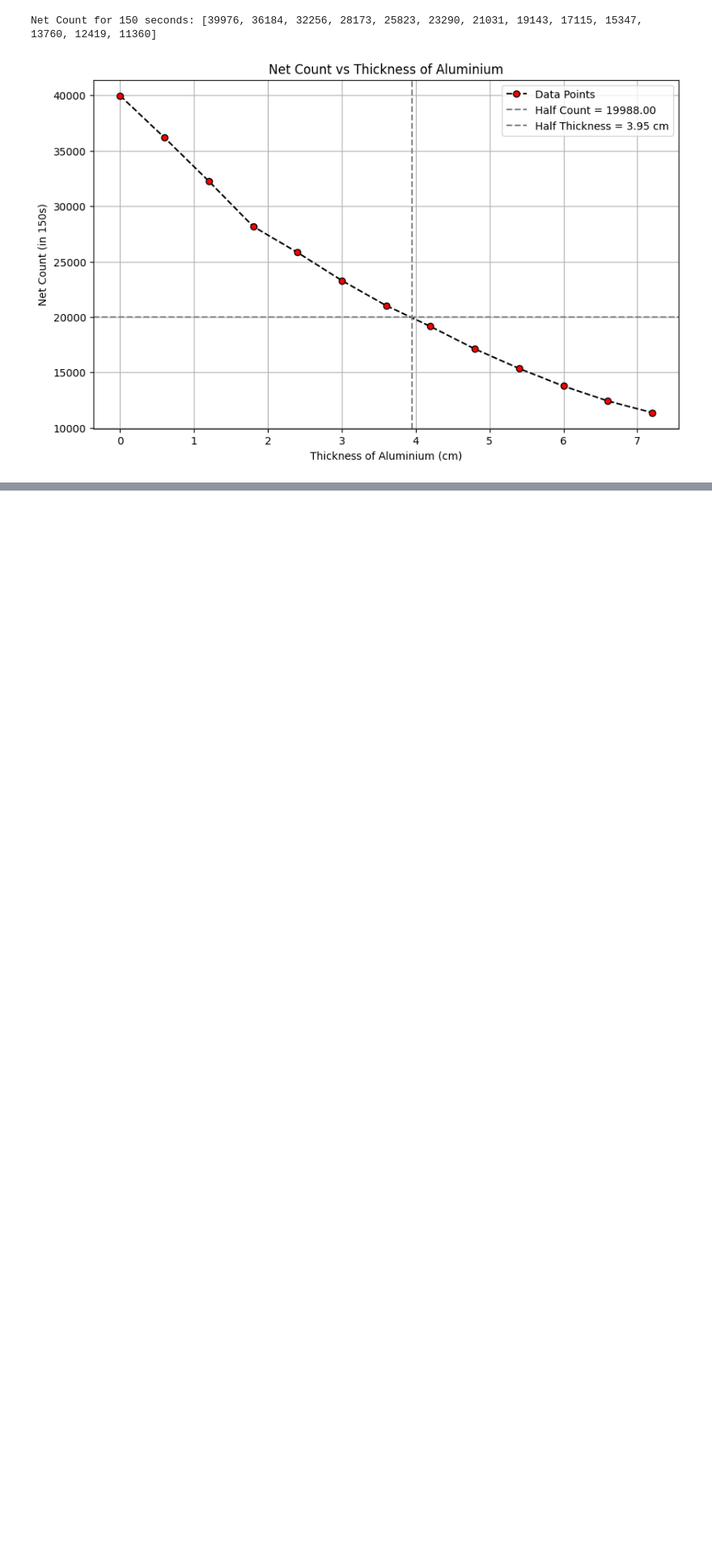
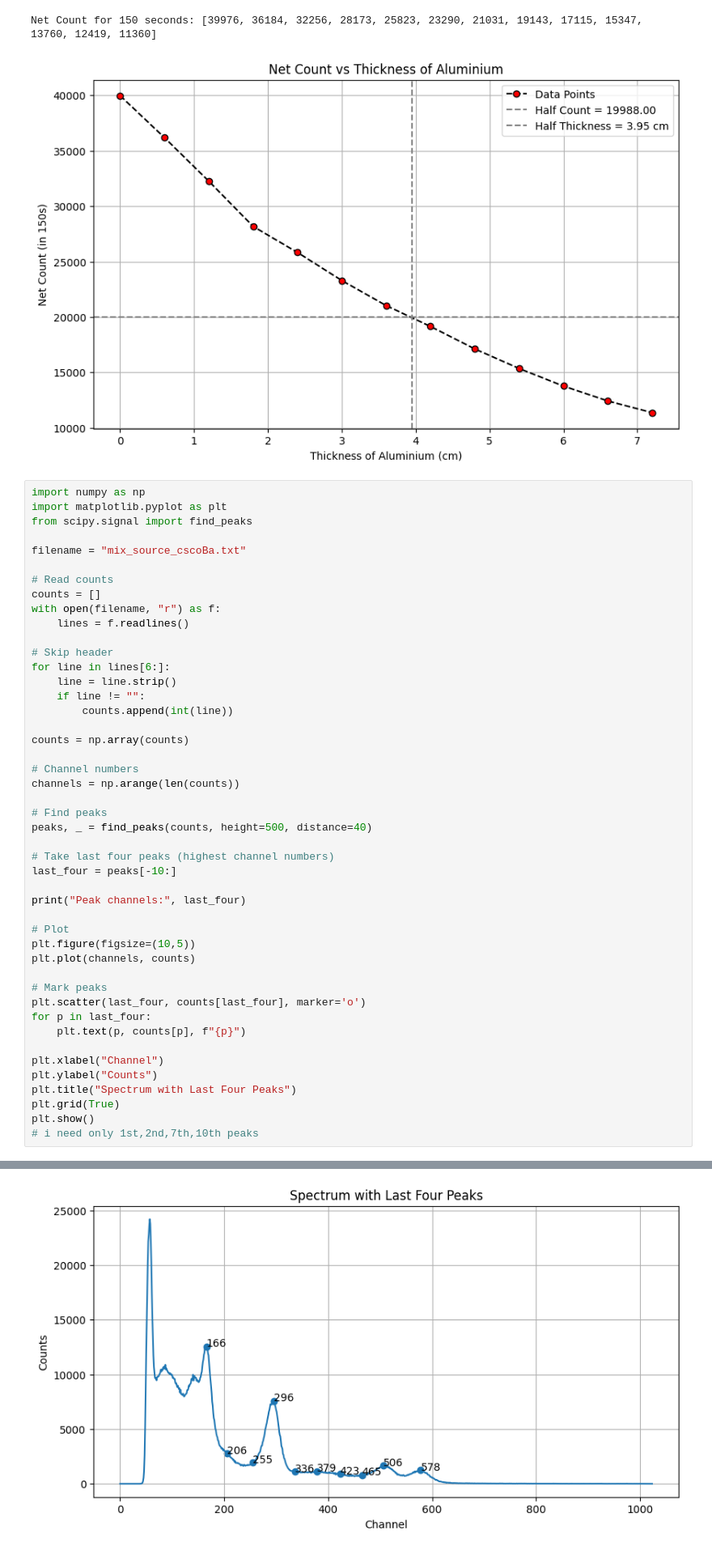
Before and after one commit to Anuj-Arya1/Nuclear-and-Solid-State-physics-Lab, a Jupyter notebook: Nuclear_Physics_lab/SCA_MCA(gamma).ipynb, the cells around one changed output, grey strips where cells are left out. Shown at 81% size. Drawn from its saved outputs; the diff is of its cells as text; blank space fills up the shorter version.

```diff
--- a/Nuclear_Physics_lab/SCA_MCA(gamma).ipynb
+++ b/Nuclear_Physics_lab/SCA_MCA(gamma).ipynb
@@ -40,3 +40,50 @@ plt.show()
 # %% [output]
 Net Count for 150 seconds: [39976, 36184, 32256, 28173, 25823, 23290, 21031, 19143, 17115, 15347, 13760, 12419, 11360]
 [figure]
+# %%
+import numpy as np
+import matplotlib.pyplot as plt
+from scipy.signal import find_peaks
+
+filename = "mix_source_cscoBa.txt"
+
+# Read counts
+counts = []
+with open(filename, "r") as f:
+    lines = f.readlines()
+
+# Skip header
+for line in lines[6:]:
+    line = line.strip()
+    if line != "":
+        counts.append(int(line))
+
+counts = np.array(counts)
+
+# Channel numbers
+channels = np.arange(len(counts))
+
+# Find peaks
+peaks, _ = find_peaks(counts, height=500, distance=40)
+
+# Take last four peaks (highest channel numbers)
+last_four = peaks[-10:]
+
+print("Peak channels:", last_four)
+
+# Plot
+plt.figure(figsize=(10,5))
+plt.plot(channels, counts)
+
+# Mark peaks
+plt.scatter(last_four, counts[last_four], marker='o')
+for p in last_four:
+    plt.text(p, counts[p], f"{p}")
+
+plt.xlabel("Channel")
+plt.ylabel("Counts")
+plt.title("Spectrum with Last Four Peaks")
+plt.grid(True)
+plt.show()
+# i need only 1st,2nd,7th,10th peaks
+# %% [output]
@@ -42,0 +91 @@ Net Count for 150 seconds: [39976, 36184, 32256, 28173, 25823, 23290, 21031, 191
+[figure, added]
```
Also changed, not shown: parts of 3 cells of this notebook.
